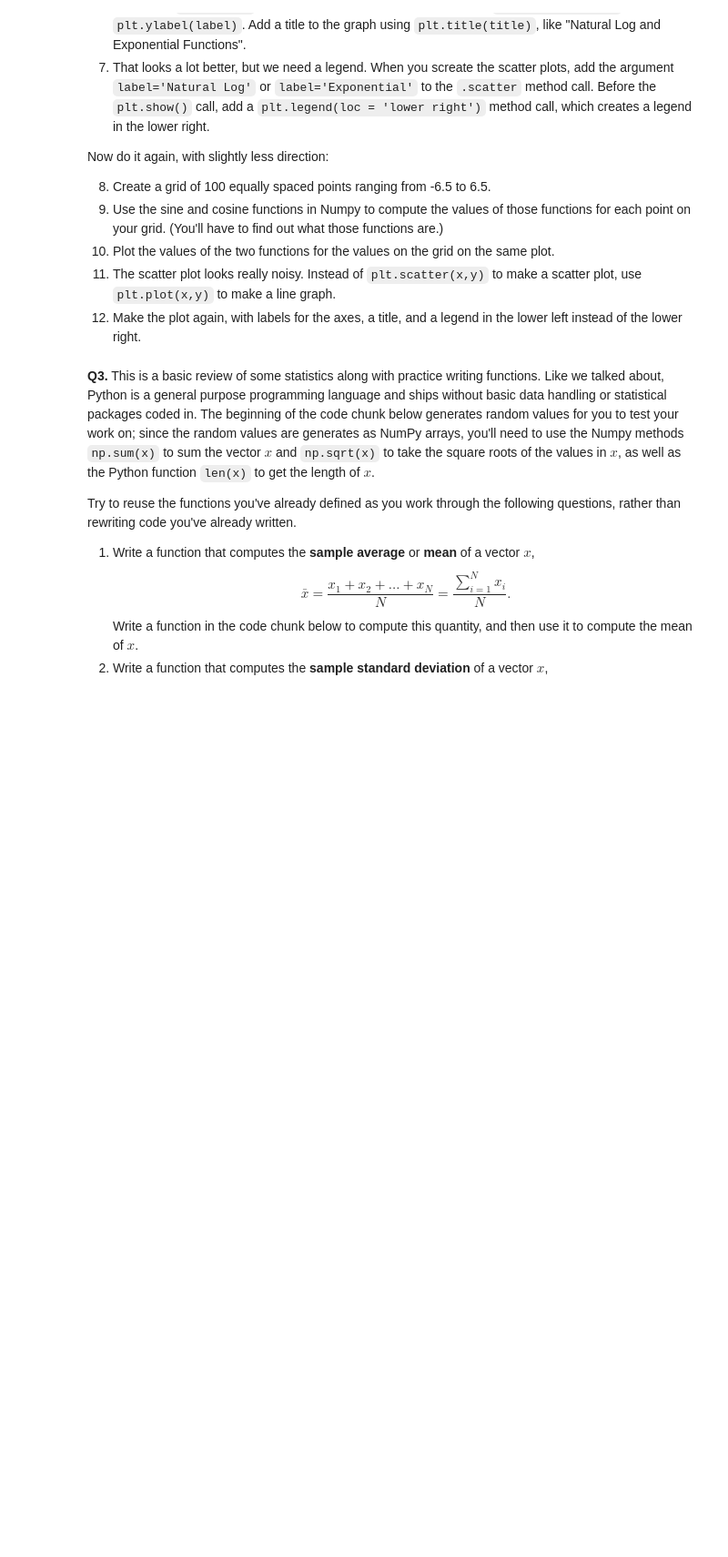
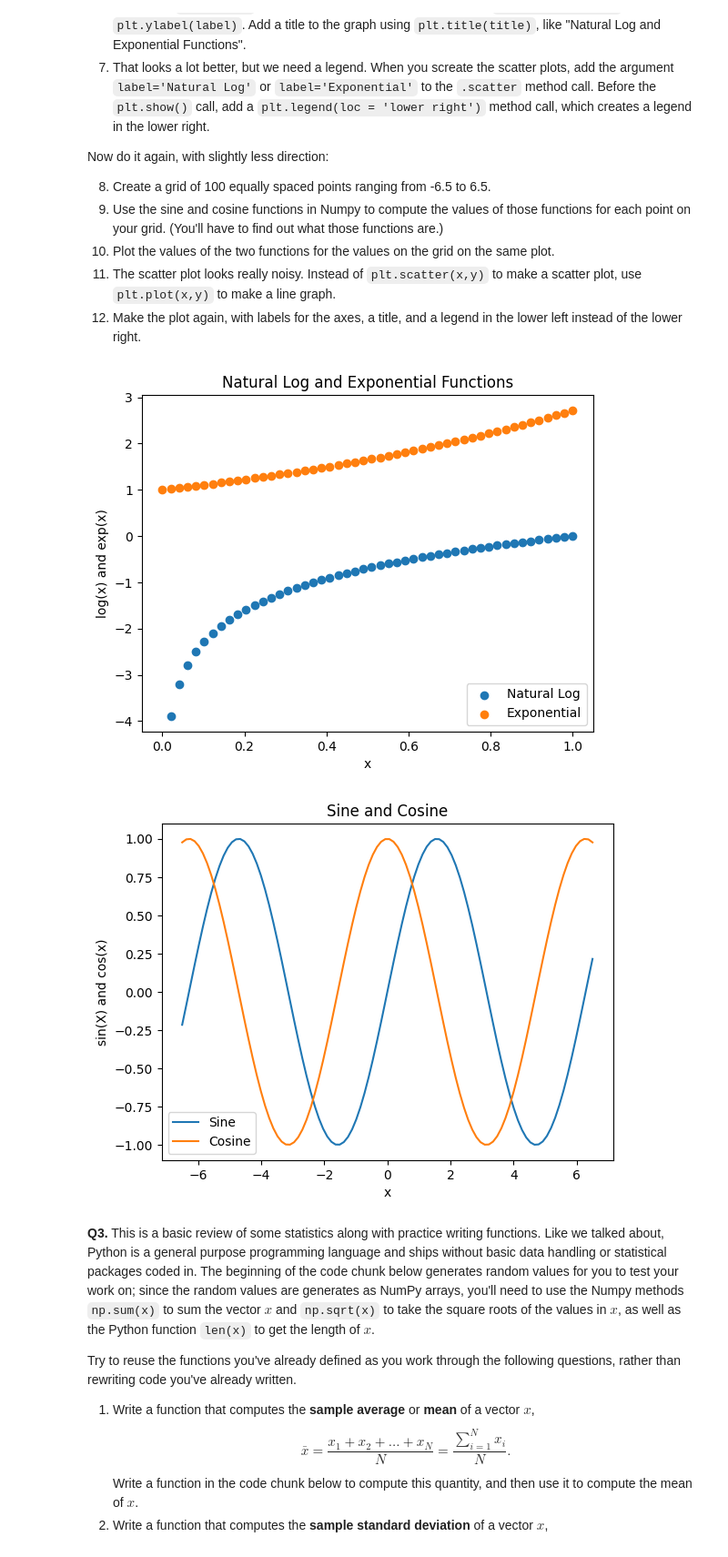
Before and after one commit to oliviapang/programming, a Jupyter notebook: assignment/assignment_programming.ipynb, the cells around one changed output. Shown at 91% size. Saved outputs shown, nothing was run; the diff lists cells and outputs as text; code cells hidden in the pictures; blank space fills up the shorter version.

```diff
--- a/assignment/assignment_programming.ipynb
+++ b/assignment/assignment_programming.ipynb
@@ -40,6 +40,35 @@ Now do it again, with slightly less direction:
 # %%
 import numpy as np
 import matplotlib.pyplot as plt
+
+# 1-7
+x = np.linspace(0,1,50)
+y = np.log(x)
+z = np.exp(x)
+plt.scatter(x,y, label = 'Natural Log')
+plt.scatter(x,z, label = 'Exponential')
+plt.xlabel('x')
+plt.ylabel('log(x) and exp(x)')
+plt.title('Natural Log and Exponential Functions')
+plt.legend(loc = 'lower right')
+plt.show()
+
+# 8-12
+x = np.linspace(-6.5, 6.5, 100)
+y = np.sin(x)
+z = np.cos(x)
+#plt.scatter(x,y)
+#plt.scatter(x,z)
+plt.plot(x,y, label = 'Sine')
+plt.plot(x,z, label = 'Cosine')
+plt.xlabel('x')
+plt.ylabel('sin(X) and cos(x)')
+plt.title('Sine and Cosine')
+plt.legend(loc = 'lower left')
+plt.show()
+# %% [output]
+[figure, added]
+[figure, added]
 # %% [markdown]
 **Q3.** This is a basic review of some statistics along with practice writing functions. Like we talked about, Python is a general purpose programming language and ships without basic data handling or statistical packages coded in. The beginning of the code chunk below generates random values for you to test your work on; since the random values are generates as NumPy arrays, you'll need to use the Numpy methods `np.sum(x)` to sum the vector $x$ and `np.sqrt(x)` to take the square roots of the values in $x$, as well as the Python function `len(x)` to get the length of $x$.
 
```
Also changed, not shown: parts of 4 cells of this notebook.
